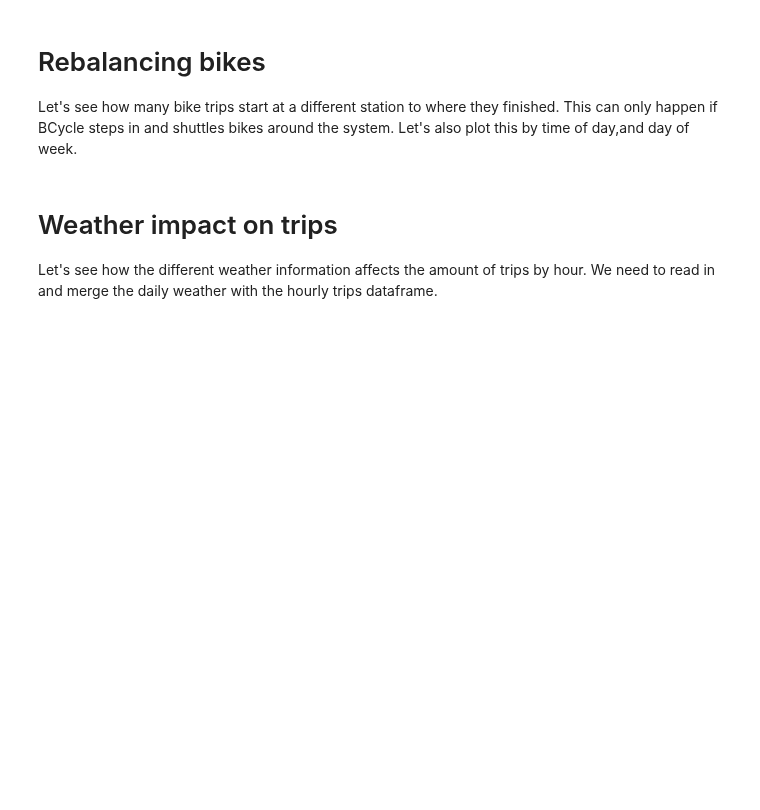
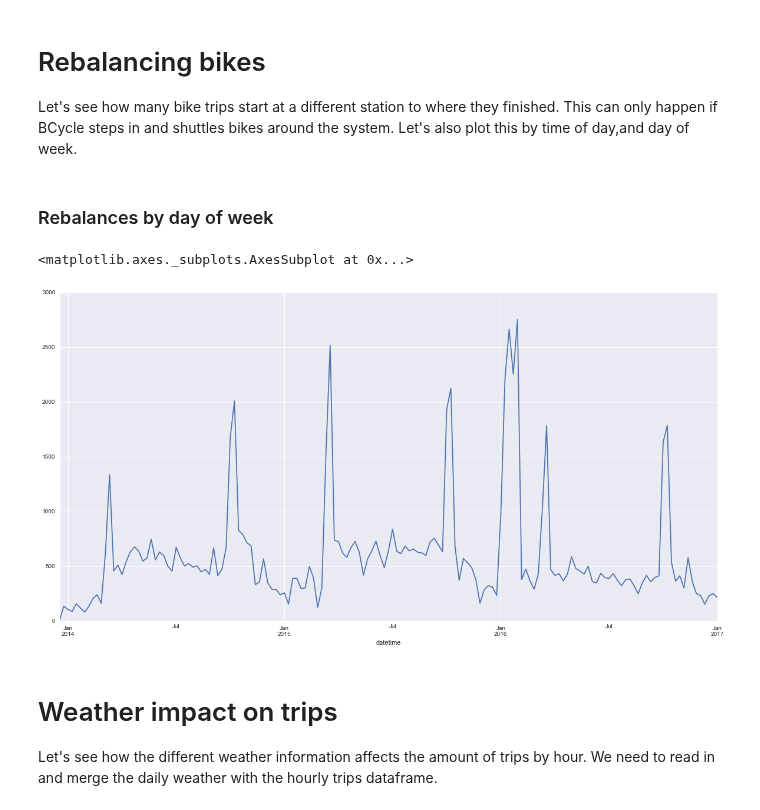
Before and after one commit to timgasser/bcycle-austin, a Jupyter notebook: notebooks/bcycle_all_data_eda.ipynb, the cells around one changed output. Cells and saved outputs as stored; diff of their text form; code cells hidden in the pictures; blank space fills up the shorter version.

Commit message:
Got rebalancing working with day of week and time series plots

```diff
--- a/notebooks/bcycle_all_data_eda.ipynb
+++ b/notebooks/bcycle_all_data_eda.ipynb
@@ -465,3 +506,21 @@ Let's see how many bike trips start at a different station to where they finishe
+# %% [markdown]
+### Rebalances by day of week
+# %%
+
+# Rebalancing by day-of-week
+# rebalance_df = trips_df.copy()
+# rebalance_df['day'] = rebalance_df.index.dayofweek
+# rebalance_days = pd.DataFrame(rebalance_df[rebalance_df['rebalance']].groupby('day').size().reset_index(name='count'))
+# rebalance_days[['count']].plot.bar()
+
+# Rebalancing by day in 2016
+rebalance_df = trips_df.copy()
+rebalance_df = rebalance_df[rebalance_df['rebalance']]
+rebalance_df = rebalance_df['rebalance'].resample('1W').sum().fillna(0)
+rebalance_df.plot.line(figsize=(20,10))
+# %% [output]
+<matplotlib.axes._subplots.AxesSubplot at 0x...>
+[figure, added]
 # %% [markdown]
 # Weather impact on trips
 
```
Also changed, not shown: parts of 3 cells of this notebook.
